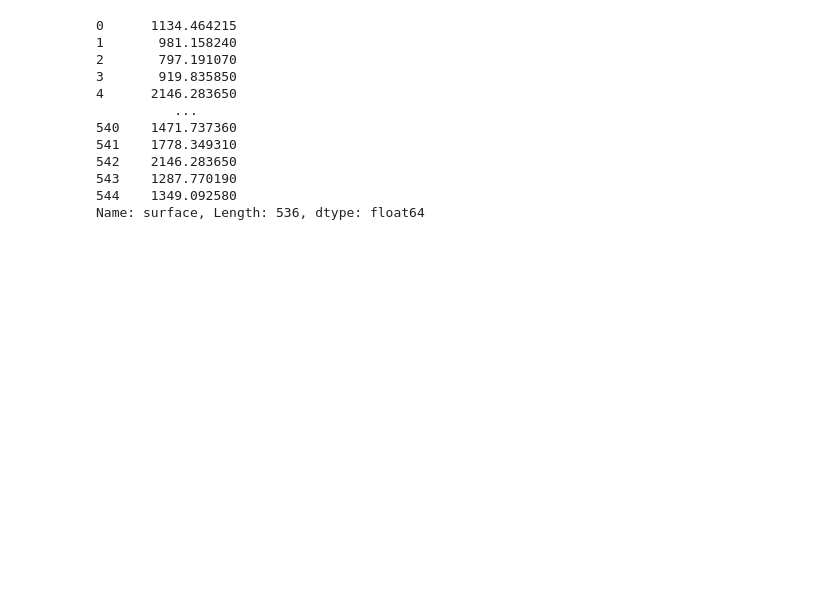
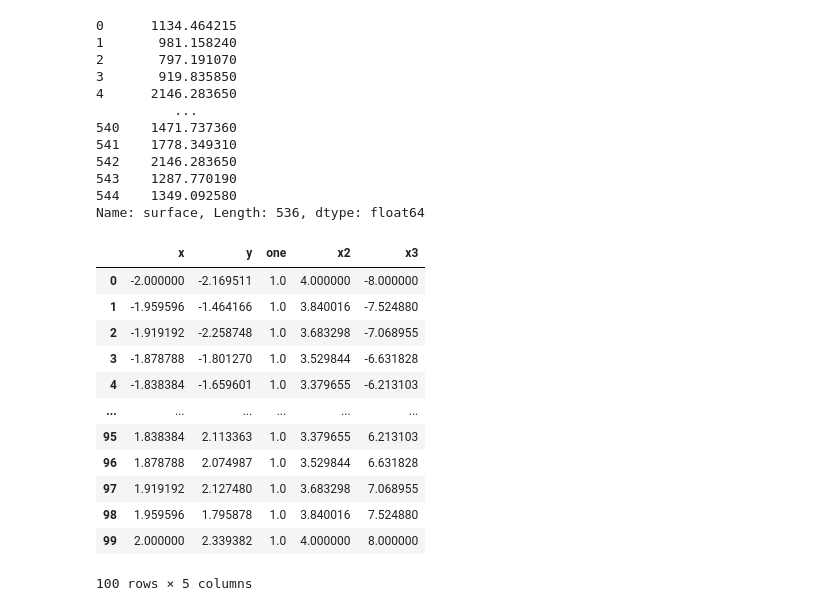
Before and after one commit to Cleamx/L3, a Jupyter notebook: S2/IA/location.ipynb, the cells around one changed output. Drawn from its saved outputs; the diff is of its cells as text; code cells hidden in the pictures; blank space fills up the shorter version.

```diff
--- a/S2/IA/location.ipynb
+++ b/S2/IA/location.ipynb
@@ -58,3 +58,26 @@ data['surface']*30.661195
 543    1287.770190
 544    1349.092580
 Name: surface, Length: 536, dtype: float64
+# %%
+x=np.linspace(-2,2,100)
+noise = np.random.normal(0,0.3,100)
+dt=pd.DataFrame(x, columns=['x'])
+dt['y']=(dt['x']*abs(dt['x'])/2)+noise
+dt['one']=np.ones(dt.shape[0])
+dt['x2']=dt['x']**2
+dt['x3']=dt['x']**3
+dt
+# %% [output]
+|  | x | y | one | x2 | x3 |
+| 0 | -2.000000 | -2.169511 | 1.0 | 4.000000 | -8.000000 |
+| 1 | -1.959596 | -1.464166 | 1.0 | 3.840016 | -7.524880 |
+| 2 | -1.919192 | -2.258748 | 1.0 | 3.683298 | -7.068955 |
+| 3 | -1.878788 | -1.801270 | 1.0 | 3.529844 | -6.631828 |
+| 4 | -1.838384 | -1.659601 | 1.0 | 3.379655 | -6.213103 |
+| ... | ... | ... | ... | ... | ... |
+| 95 | 1.838384 | 2.113363 | 1.0 | 3.379655 | 6.213103 |
+| 96 | 1.878788 | 2.074987 | 1.0 | 3.529844 | 6.631828 |
+| 97 | 1.919192 | 2.127480 | 1.0 | 3.683298 | 7.068955 |
+| 98 | 1.959596 | 1.795878 | 1.0 | 3.840016 | 7.524880 |
+| 99 | 2.000000 | 2.339382 | 1.0 | 4.000000 | 8.000000 |
+100 rows × 5 columns
```
Also changed, not shown: parts of 3 cells of this notebook.
